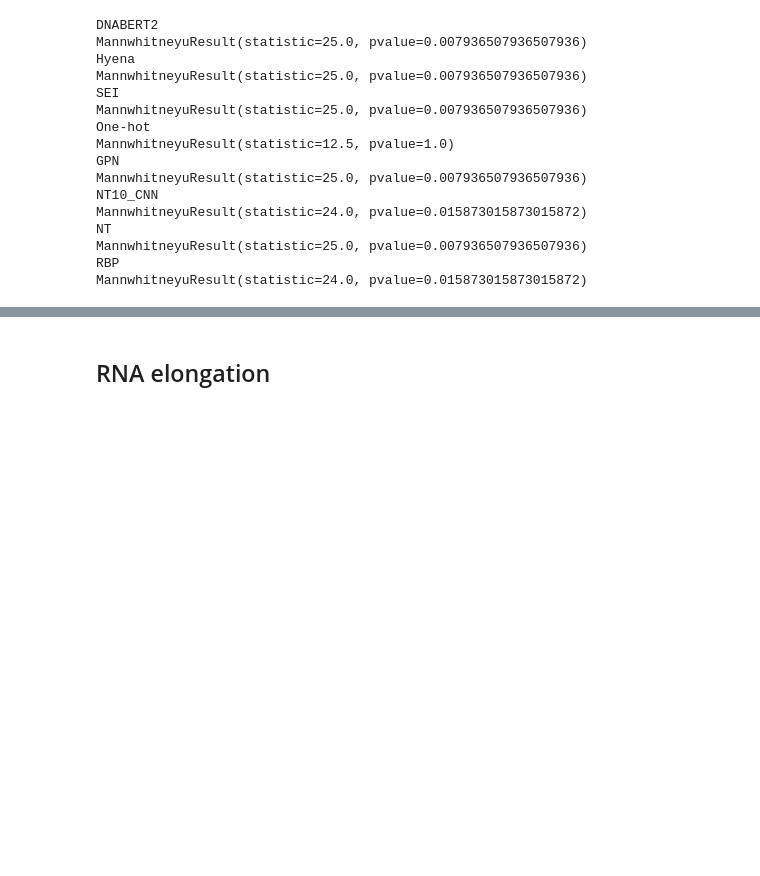
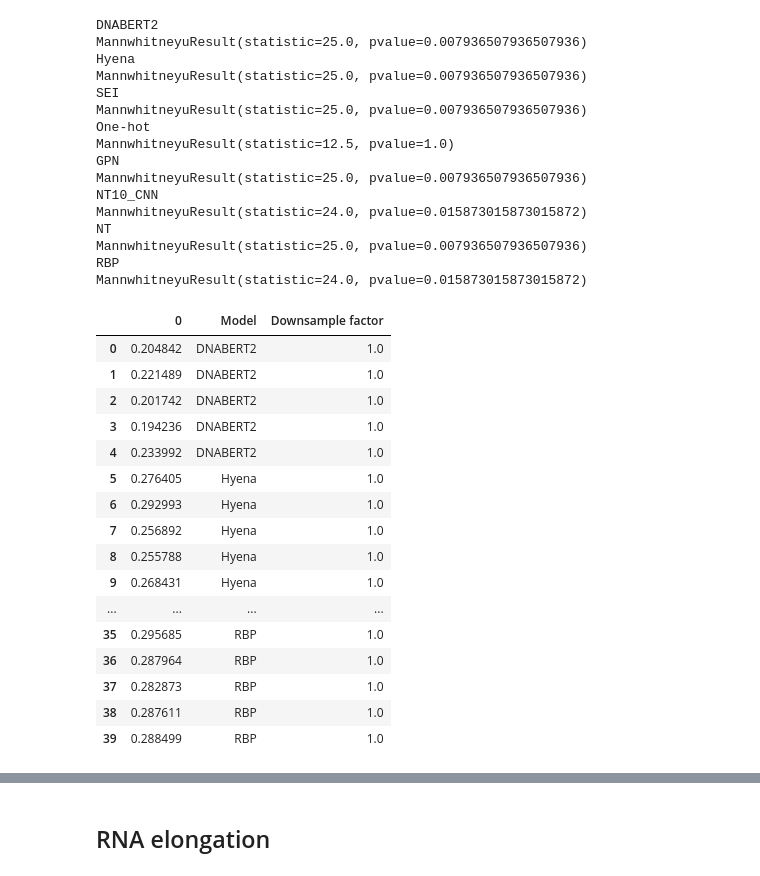
Before and after one commit to amberT15/LLM_eval, a Jupyter notebook: figure/Perf_figure.ipynb, the cells around one changed output, grey strips where cells are left out. Drawn from its saved outputs; the diff is of its cells as text; code cells hidden in the pictures; blank space fills up the shorter version.

```diff
--- a/figure/Perf_figure.ipynb
+++ b/figure/Perf_figure.ipynb
@@ -356,3 +359,23 @@ NT
 MannwhitneyuResult(statistic=25.0, pvalue=0.007936507936507936)
 RBP
 MannwhitneyuResult(statistic=24.0, pvalue=0.015873015873015872)
+# %%
+df1
+# %% [output]
+|  | 0 | Model | Downsample factor |
+| 0 | 0.204842 | DNABERT2 | 1.0 |
+| 1 | 0.221489 | DNABERT2 | 1.0 |
+| 2 | 0.201742 | DNABERT2 | 1.0 |
+| 3 | 0.194236 | DNABERT2 | 1.0 |
+| 4 | 0.233992 | DNABERT2 | 1.0 |
+| 5 | 0.276405 | Hyena | 1.0 |
+| 6 | 0.292993 | Hyena | 1.0 |
+| 7 | 0.256892 | Hyena | 1.0 |
+| 8 | 0.255788 | Hyena | 1.0 |
+| 9 | 0.268431 | Hyena | 1.0 |
+| ... | ... | ... | ... |
+| 35 | 0.295685 | RBP | 1.0 |
+| 36 | 0.287964 | RBP | 1.0 |
+| 37 | 0.282873 | RBP | 1.0 |
+| 38 | 0.287611 | RBP | 1.0 |
+| 39 | 0.288499 | RBP | 1.0 |
```
Also changed, not shown: parts of 3 cells of this notebook, 12 other files.
